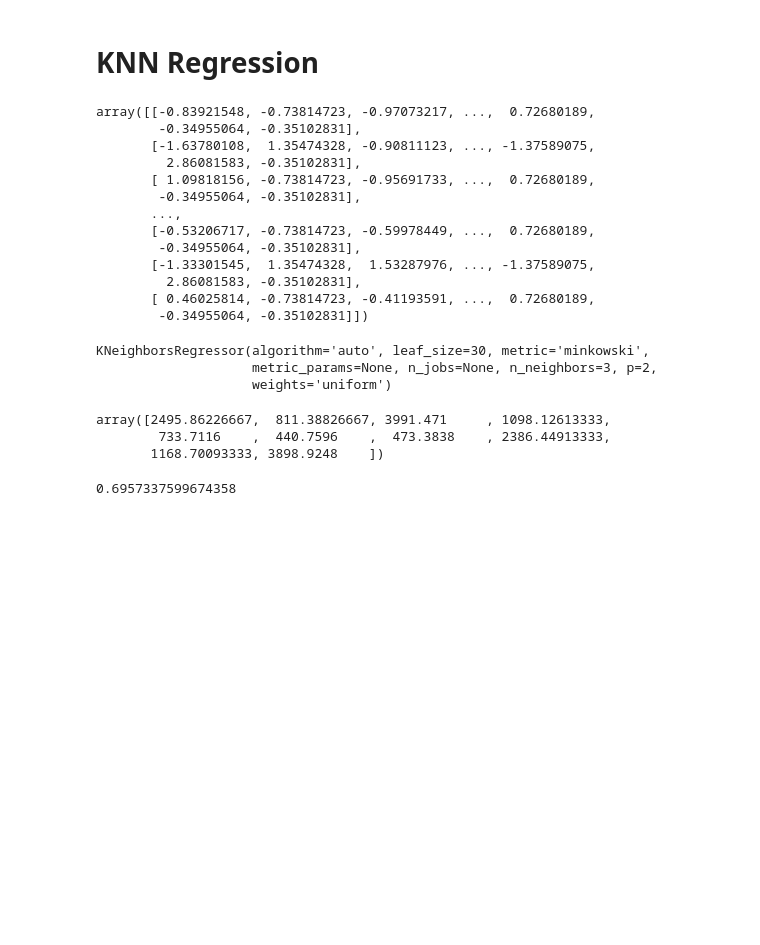
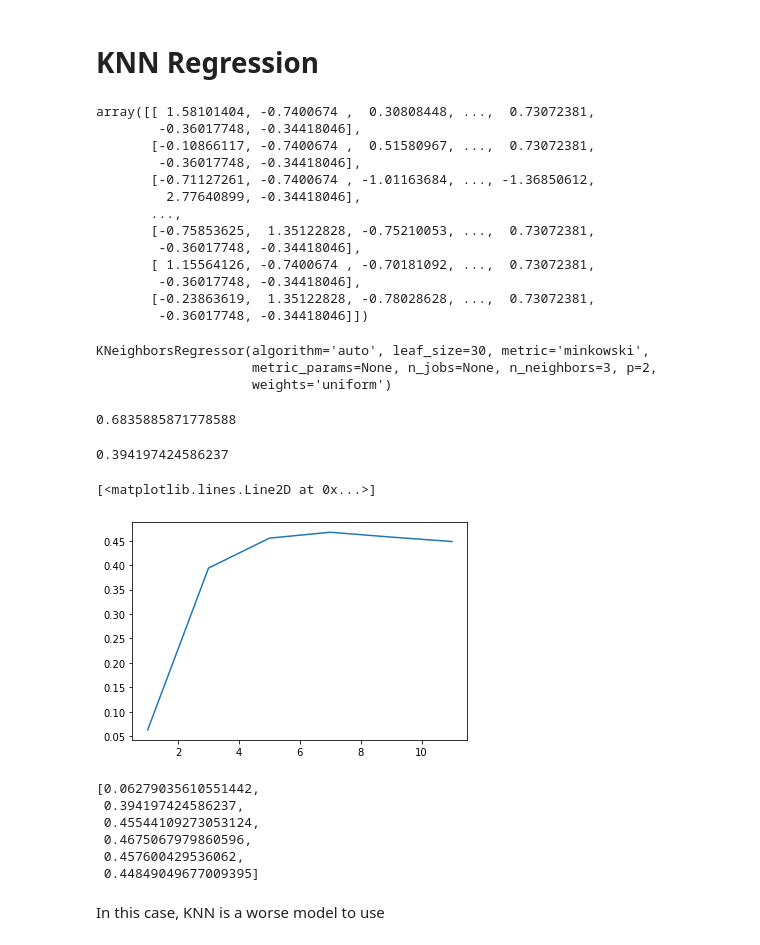
Before and after one commit to yzhang2021/food-sales-predictions, a Jupyter notebook: regression_model.ipynb, the cells around one changed output. Drawn from its saved outputs; the diff is of its cells as text; code cells hidden in the pictures; blank space fills up the shorter version.

Commit message:
adding regression model notebook

```diff
--- a/regression_model.ipynb
+++ b/regression_model.ipynb
@@ -150,0 +139,3 @@ reg.score(X,y)
+# %%
+linear_reg=LinearRegression(fit_intercept=True)
+linear_reg.fit(X_train,y_train)
@@ -153,36 +154,59 @@ reg.score(X,y)
 # %%
 # Standardization
 scaler=StandardScaler()
-scaler.fit(X)
-scaler.transform(X)
+scaler.fit(X_train)
+scaler.transform(X_train)
+scaler.transform(X_test)
 # %% [output]
-array([[-0.83921548, -0.73814723, -0.97073217, ...,  0.72680189,
-        -0.34955064, -0.35102831],
-       [-1.63780108,  1.35474328, -0.90811123, ..., -1.37589075,
-         2.86081583, -0.35102831],
-       [ 1.09818156, -0.73814723, -0.95691733, ...,  0.72680189,
-        -0.34955064, -0.35102831],
+array([[ 1.58101404, -0.7400674 ,  0.30808448, ...,  0.73072381,
+        -0.36017748, -0.34418046],
+       [-0.10866117, -0.7400674 ,  0.51580967, ...,  0.73072381,
+        -0.36017748, -0.34418046],
+       [-0.71127261, -0.7400674 , -1.01163684, ..., -1.36850612,
+         2.77640899, -0.34418046],
        ...,
-       [-0.53206717, -0.73814723, -0.59978449, ...,  0.72680189,
-        -0.34955064, -0.35102831],
-       [-1.33301545,  1.35474328,  1.53287976, ..., -1.37589075,
-         2.86081583, -0.35102831],
-       [ 0.46025814, -0.73814723, -0.41193591, ...,  0.72680189,
-        -0.34955064, -0.35102831]])
+       [-0.75853625,  1.35122828, -0.75210053, ...,  0.73072381,
+        -0.36017748, -0.34418046],
+       [ 1.15564126, -0.7400674 , -0.70181092, ...,  0.73072381,
+        -0.36017748, -0.34418046],
+       [-0.23863619,  1.35122828, -0.78028628, ...,  0.73072381,
+        -0.36017748, -0.34418046]])
 # %%
 knn_reg=KNeighborsRegressor(n_neighbors=3)
-knn_reg.fit(X,y)
+knn_reg.fit(X_train,y_train)
 # %% [output]
 KNeighborsRegressor(algorithm='auto', leaf_size=30, metric='minkowski',
                     metric_params=None, n_jobs=None, n_neighbors=3, p=2,
                     weights='uniform')
-# %%
-knn_reg.predict(X[0:10])
-# %% [output]
-array([2495.86226667,  811.38826667, 3991.471     , 1098.12613333,
-        733.7116    ,  440.7596    ,  473.3838    , 2386.44913333,
-       1168.70093333, 3898.9248    ])
 # %%
-knn_reg.score(X,y)
+knn_reg.score(X_train,y_train)
 # %% [output]
-0.6957337599674358
+0.6835885871778588
+# %%
+knn_reg.score(X_test,y_test)
+# %% [output]
+0.394197424586237
+# %%
+# find the best n_neighbors
+n_neighbors=list(range(1,13,2))
+scores=[]
+for n_neighbor in n_neighbors:
+  knn_reg=KNeighborsRegressor(n_neighbors=n_neighbor)
+  knn_reg.fit(X_train,y_train)
+  scores.append(knn_reg.score(X_test,y_test))
+# %%
+plt.plot(n_neighbors,scores)  # the best n_neighbors appears around 7
+# %% [output]
+[<matplotlib.lines.Line2D at 0x...>]
+[figure, added]
+# %%
+scores
+# %% [output]
+[0.06279035610551442,
+ 0.394197424586237,
+ 0.45544109273053124,
+ 0.4675067979860596,
+ 0.457600429536062,
+ 0.44849049677009395]
+# %% [markdown]
+In this case, KNN is a worse model to use
```
Also changed, not shown: parts of 9 cells of this notebook.
